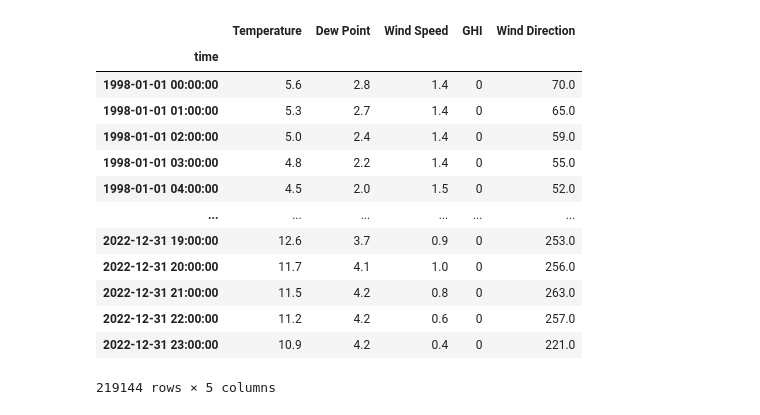
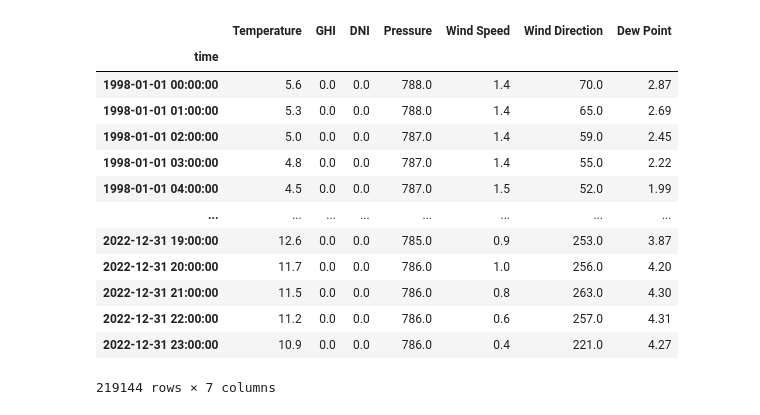
Before and after one commit to rodrigoms95/recurso_solar, a Jupyter notebook: code/TMY.ipynb, the cells around one changed output. Cells and saved outputs as stored; diff of their text form; code cells hidden in the pictures.

```diff
--- a/code/TMY.ipynb
+++ b/code/TMY.ipynb
@@ -17,12 +67,22 @@ lat = "19.41"
 lon = "-99.14"
 years  = list( range(y_i, y_f + 1) )
 months = list( range(1, 13) )
-dir_name = f"../results/NSRDB/{lat}_{lon}.csv"
-columns = [ "Temperature", "Dew Point", "Wind Speed", "GHI", "Wind Direction" ]
+#dir_name = f"../results/NSRDB/{lat}_{lon}.csv"
+
+fname = f"../results/NSRDB.nc"
+ds = xr.open_dataset(fname)
+ds = ds.sel({"lat": slice(19.41, 19.41), "lon": slice(-99.14, -99.14)})
+df = ds.to_dataframe().reset_index().drop(
+    ["lon", "lat"], axis = 1 ).set_index("time")
 
 # Cargamos el archivo.
-df = pd.read_csv( dir_name, index_col = "time", parse_dates = True,
-    infer_datetime_format = True )
+#df = pd.read_csv( dir_name, index_col = "time", parse_dates = True,
+#    infer_datetime_format = True )
+
+if not "Dew Point" in df.columns:
+    if "Relative Humidity" in df.columns:
+        df["Dew Point"] = Tr_Hr(df).round( decimals = 2 )
+        df = df.drop( "Relative Humidity", axis = 1 )
 
 df
 # %% [output]
@@ -29,16 +90,16 @@ df
-|  | Temperature | Dew Point | Wind Speed | GHI | Wind Direction |
-| time |  |  |  |  |  |
-| 1998-01-01 00:00:00 | 5.6 | 2.8 | 1.4 | 0 | 70.0 |
-| 1998-01-01 01:00:00 | 5.3 | 2.7 | 1.4 | 0 | 65.0 |
-| 1998-01-01 02:00:00 | 5.0 | 2.4 | 1.4 | 0 | 59.0 |
-| 1998-01-01 03:00:00 | 4.8 | 2.2 | 1.4 | 0 | 55.0 |
-| 1998-01-01 04:00:00 | 4.5 | 2.0 | 1.5 | 0 | 52.0 |
-| ... | ... | ... | ... | ... | ... |
-| 2022-12-31 19:00:00 | 12.6 | 3.7 | 0.9 | 0 | 253.0 |
-| 2022-12-31 20:00:00 | 11.7 | 4.1 | 1.0 | 0 | 256.0 |
-| 2022-12-31 21:00:00 | 11.5 | 4.2 | 0.8 | 0 | 263.0 |
-| 2022-12-31 22:00:00 | 11.2 | 4.2 | 0.6 | 0 | 257.0 |
-| 2022-12-31 23:00:00 | 10.9 | 4.2 | 0.4 | 0 | 221.0 |
+|  | Temperature | GHI | DNI | Pressure | Wind Speed | Wind Direction | Dew Point |
+| time |  |  |  |  |  |  |  |
+| 1998-01-01 00:00:00 | 5.6 | 0.0 | 0.0 | 788.0 | 1.4 | 70.0 | 2.87 |
+| 1998-01-01 01:00:00 | 5.3 | 0.0 | 0.0 | 788.0 | 1.4 | 65.0 | 2.69 |
+| 1998-01-01 02:00:00 | 5.0 | 0.0 | 0.0 | 787.0 | 1.4 | 59.0 | 2.45 |
+| 1998-01-01 03:00:00 | 4.8 | 0.0 | 0.0 | 787.0 | 1.4 | 55.0 | 2.22 |
+| 1998-01-01 04:00:00 | 4.5 | 0.0 | 0.0 | 787.0 | 1.5 | 52.0 | 1.99 |
+| ... | ... | ... | ... | ... | ... | ... | ... |
+| 2022-12-31 19:00:00 | 12.6 | 0.0 | 0.0 | 785.0 | 0.9 | 253.0 | 3.87 |
+| 2022-12-31 20:00:00 | 11.7 | 0.0 | 0.0 | 786.0 | 1.0 | 256.0 | 4.20 |
+| 2022-12-31 21:00:00 | 11.5 | 0.0 | 0.0 | 786.0 | 0.8 | 263.0 | 4.30 |
+| 2022-12-31 22:00:00 | 11.2 | 0.0 | 0.0 | 786.0 | 0.6 | 257.0 | 4.31 |
+| 2022-12-31 23:00:00 | 10.9 | 0.0 | 0.0 | 786.0 | 0.4 | 221.0 | 4.27 |
-219144 rows × 5 columns
+219144 rows × 7 columns
 # %%
 # Obtenemos la información diaria.
```
Also changed, not shown: parts of 4 cells of this notebook, 6 other files.
